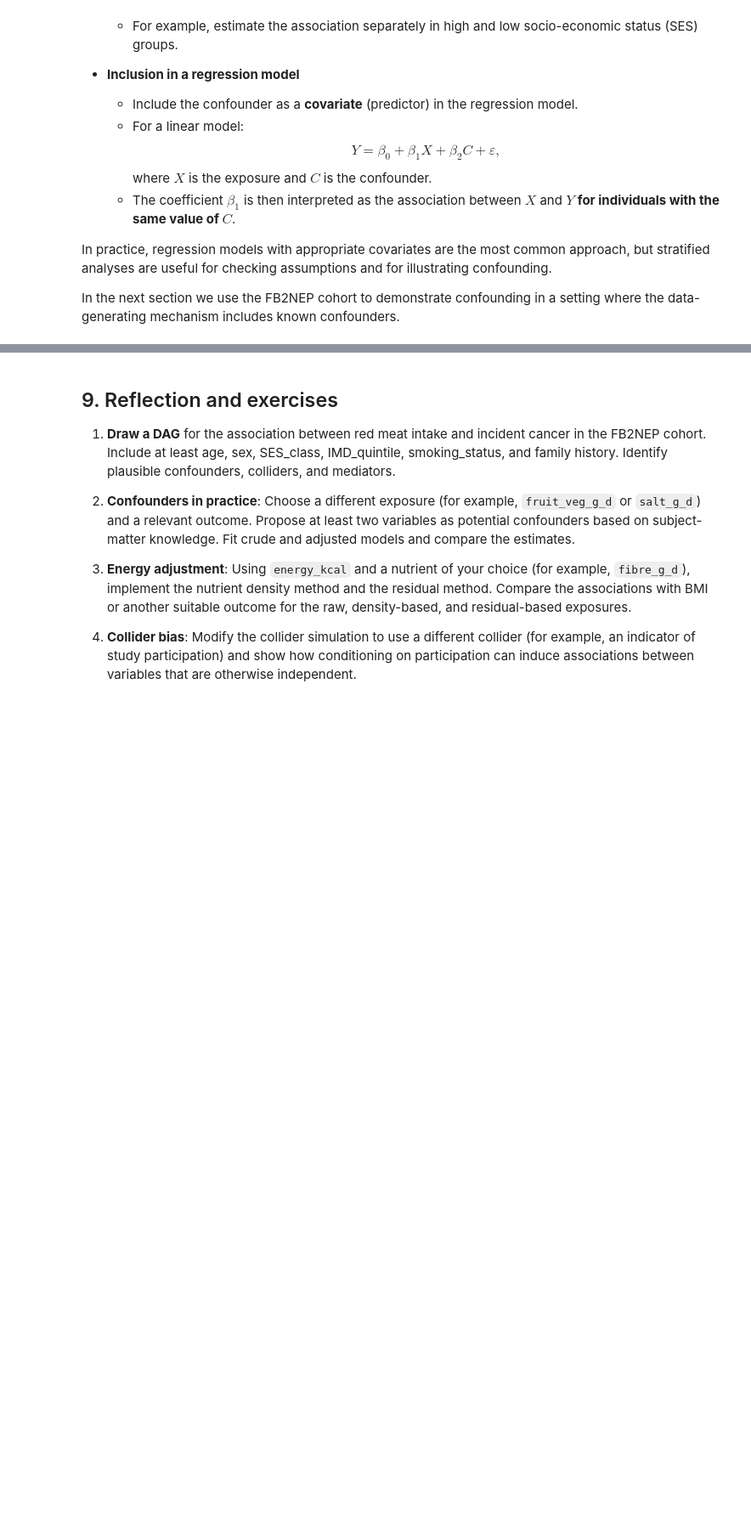
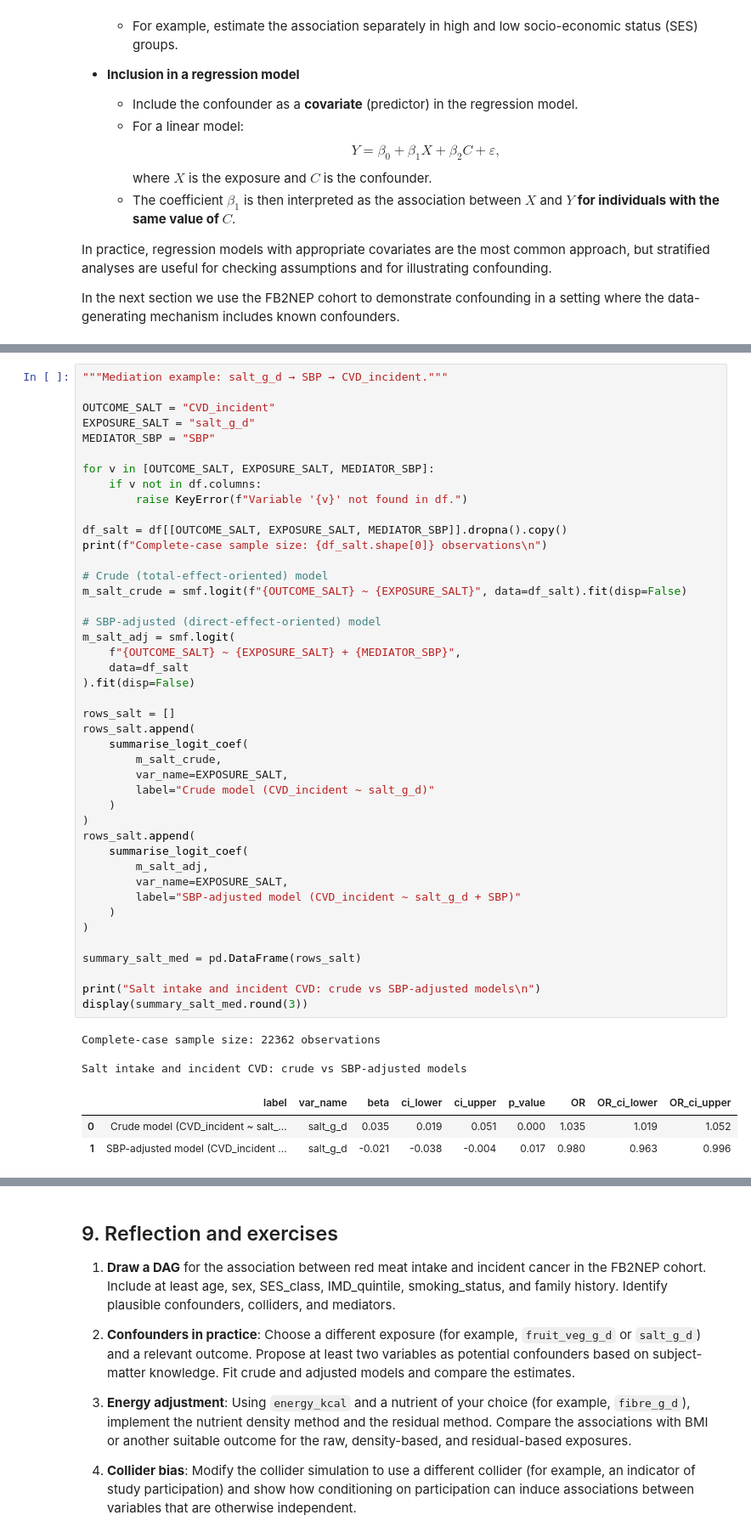
Before and after one commit to ggkuhnle/fb2nep-epi, a Jupyter notebook: notebooks/07_regression_modelling_02.ipynb, the cells around one changed output, grey strips where cells are left out. Shown at 85% size. Drawn from its saved outputs; the diff is of its cells as text; blank space fills up the shorter version.

```diff
--- a/notebooks/07_regression_modelling_02.ipynb
+++ b/notebooks/07_regression_modelling_02.ipynb
@@ -518,0 +626,50 @@ This complements the regression-based adjustment:
+# %%
+"""Mediation example: salt_g_d → SBP → CVD_incident."""
+
+OUTCOME_SALT = "CVD_incident"
+EXPOSURE_SALT = "salt_g_d"
+MEDIATOR_SBP = "SBP"
+
+for v in [OUTCOME_SALT, EXPOSURE_SALT, MEDIATOR_SBP]:
+    if v not in df.columns:
+        raise KeyError(f"Variable '{v}' not found in df.")
+
+df_salt = df[[OUTCOME_SALT, EXPOSURE_SALT, MEDIATOR_SBP]].dropna().copy()
+print(f"Complete-case sample size: {df_salt.shape[0]} observations\n")
+
+# Crude (total-effect-oriented) model
+m_salt_crude = smf.logit(f"{OUTCOME_SALT} ~ {EXPOSURE_SALT}", data=df_salt).fit(disp=False)
+
+# SBP-adjusted (direct-effect-oriented) model
+m_salt_adj = smf.logit(
+    f"{OUTCOME_SALT} ~ {EXPOSURE_SALT} + {MEDIATOR_SBP}",
+    data=df_salt
+).fit(disp=False)
+
+rows_salt = []
+rows_salt.append(
+    summarise_logit_coef(
+        m_salt_crude,
+        var_name=EXPOSURE_SALT,
+        label="Crude model (CVD_incident ~ salt_g_d)"
+    )
+)
+rows_salt.append(
+    summarise_logit_coef(
+        m_salt_adj,
+        var_name=EXPOSURE_SALT,
+        label="SBP-adjusted model (CVD_incident ~ salt_g_d + SBP)"
+    )
+)
+
+summary_salt_med = pd.DataFrame(rows_salt)
+
+print("Salt intake and incident CVD: crude vs SBP-adjusted models\n")
+display(summary_salt_med.round(3))
+# %% [output]
+Complete-case sample size: 22362 observations
+
+Salt intake and incident CVD: crude vs SBP-adjusted models
+|  | label | var_name | beta | ci_lower | ci_upper | p_value | OR | OR_ci_lower | OR_ci_upper |
+| 0 | Crude model (CVD_incident ~ salt_... | salt_g_d | 0.035 | 0.019 | 0.051 | 0.000 | 1.035 | 1.019 | 1.052 |
+| 1 | SBP-adjusted model (CVD_incident ... | salt_g_d | -0.021 | -0.038 | -0.004 | 0.017 | 0.980 | 0.963 | 0.996 |
```
Also changed, not shown: parts of 28 cells of this notebook, 9 other files.
